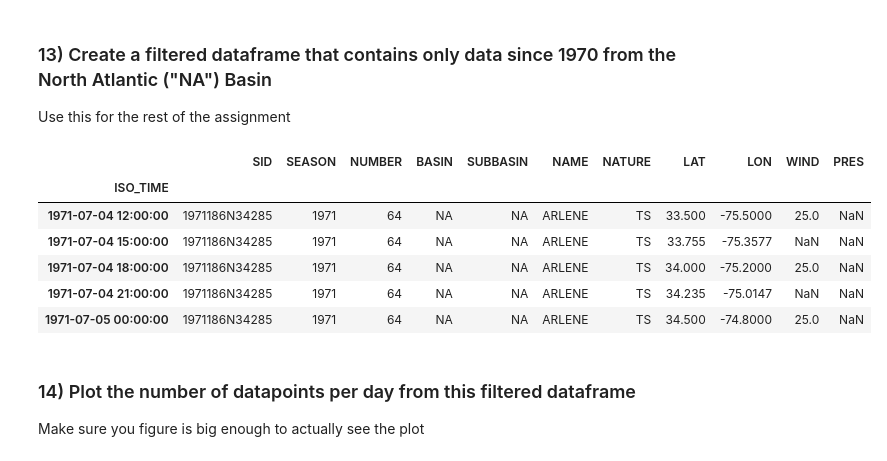
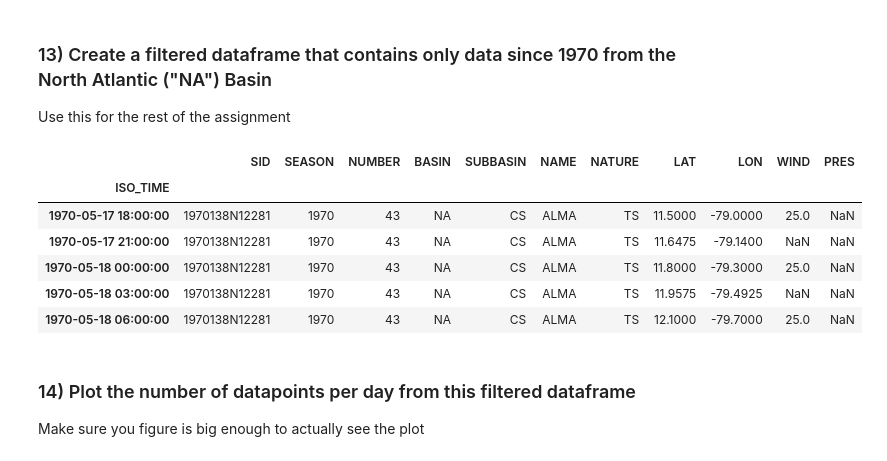
Before and after one commit to hanbyrne1995/assignments, a Jupyter notebook: hb2731_Pset6.ipynb, the cells around one changed output. Drawn from its saved outputs; the diff is of its cells as text; code cells hidden in the pictures.

```diff
--- a/hb2731_Pset6.ipynb
+++ b/hb2731_Pset6.ipynb
@@ -248,18 +238,18 @@ Use this for the rest of the assignment
 # %%
 year = 1970
 basin = 'NA'
 
-dfFilt = df[(df.SEASON > year) & (df.BASIN == basin)]
+dfFilt = df[(df.SEASON >= year) & (df.BASIN == basin)]
 
 dfFilt.head()
 # %% [output]
 |  | SID | SEASON | NUMBER | BASIN | SUBBASIN | NAME | NATURE | LAT | LON | WIND | PRES |
 | ISO_TIME |  |  |  |  |  |  |  |  |  |  |  |
-| 1971-07-04 12:00:00 | 1971186N34285 | 1971 | 64 | NA | NA | ARLENE | TS | 33.500 | -75.5000 | 25.0 | NaN |
-| 1971-07-04 15:00:00 | 1971186N34285 | 1971 | 64 | NA | NA | ARLENE | TS | 33.755 | -75.3577 | NaN | NaN |
-| 1971-07-04 18:00:00 | 1971186N34285 | 1971 | 64 | NA | NA | ARLENE | TS | 34.000 | -75.2000 | 25.0 | NaN |
-| 1971-07-04 21:00:00 | 1971186N34285 | 1971 | 64 | NA | NA | ARLENE | TS | 34.235 | -75.0147 | NaN | NaN |
-| 1971-07-05 00:00:00 | 1971186N34285 | 1971 | 64 | NA | NA | ARLENE | TS | 34.500 | -74.8000 | 25.0 | NaN |
+| 1970-05-17 18:00:00 | 1970138N12281 | 1970 | 43 | NA | CS | ALMA | TS | 11.5000 | -79.0000 | 25.0 | NaN |
+| 1970-05-17 21:00:00 | 1970138N12281 | 1970 | 43 | NA | CS | ALMA | TS | 11.6475 | -79.1400 | NaN | NaN |
+| 1970-05-18 00:00:00 | 1970138N12281 | 1970 | 43 | NA | CS | ALMA | TS | 11.8000 | -79.3000 | 25.0 | NaN |
+| 1970-05-18 03:00:00 | 1970138N12281 | 1970 | 43 | NA | CS | ALMA | TS | 11.9575 | -79.4925 | NaN | NaN |
+| 1970-05-18 06:00:00 | 1970138N12281 | 1970 | 43 | NA | CS | ALMA | TS | 12.1000 | -79.7000 | 25.0 | NaN |
 # %% [markdown]
 ### 14) Plot the number of datapoints per day from this filtered dataframe
 
```
Also changed, not shown: parts of 6 cells of this notebook.
